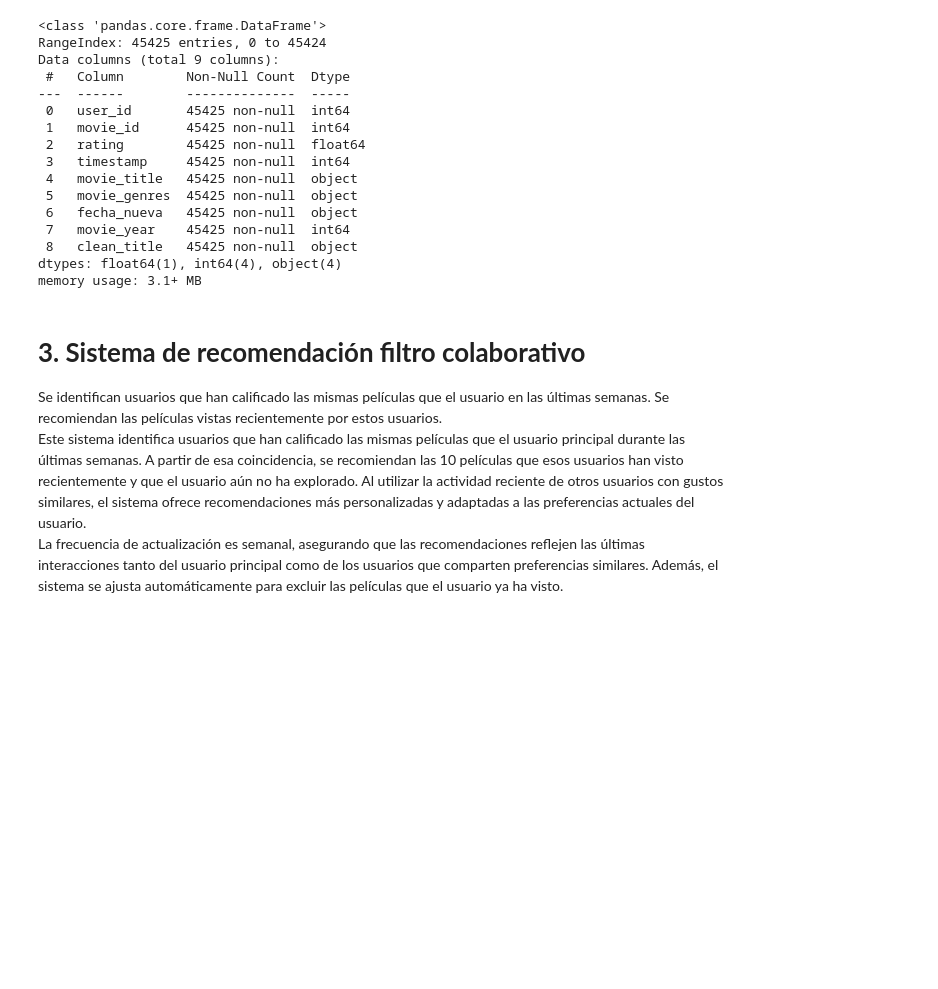
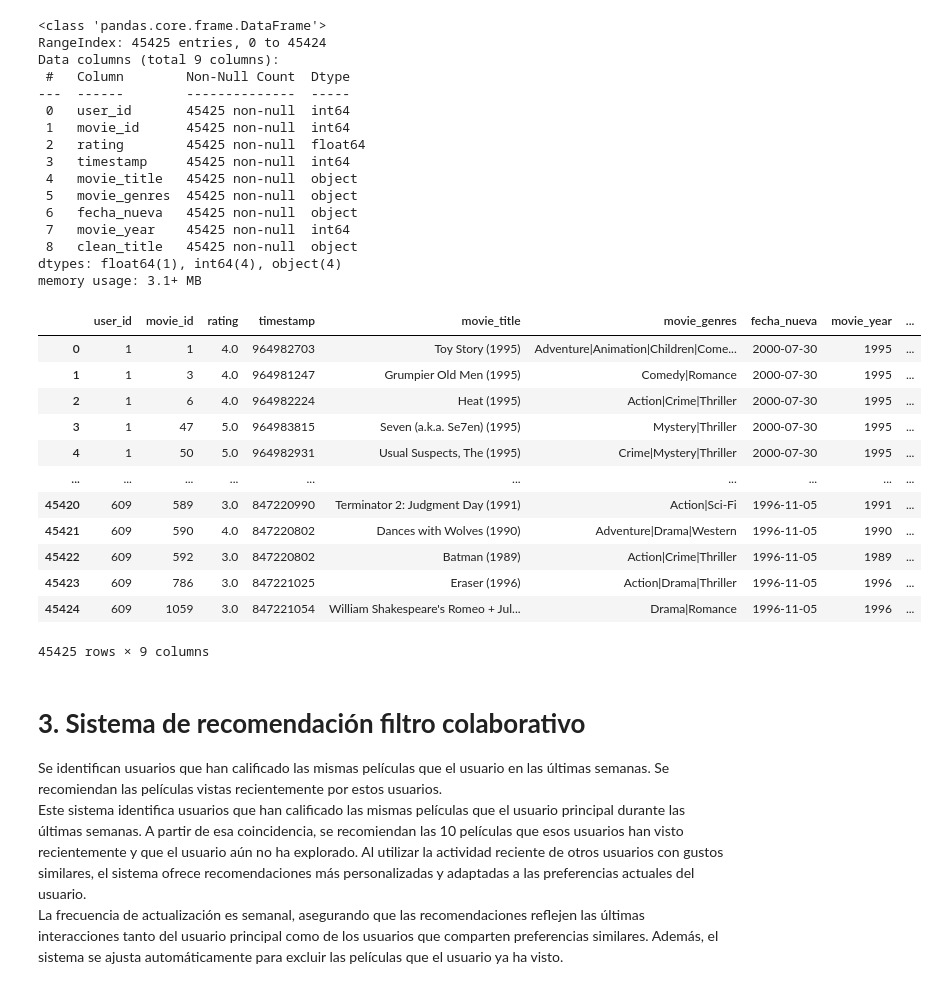
Before and after one commit to LauBetancourt31/Anal-tica-en-Marketing, a Jupyter notebook: 3. Filtros colaborativos.ipynb, the cells around one changed output. Cells and saved outputs as stored; diff of their text form; code cells hidden in the pictures; blank space fills up the shorter version.

```diff
--- a/3. Filtros colaborativos.ipynb
+++ b/3. Filtros colaborativos.ipynb
@@ -48,6 +48,22 @@ Data columns (total 9 columns):
  8   clean_title   45425 non-null  object
 dtypes: float64(1), int64(4), object(4)
 memory usage: 3.1+ MB
+# %%
+df
+# %% [output]
+|  | user_id | movie_id | rating | timestamp | movie_title | movie_genres | fecha_nueva | movie_year | ... |
+| 0 | 1 | 1 | 4.0 | 964982703 | Toy Story (1995) | Adventure|Animation|Children|Come... | 2000-07-30 | 1995 | ... |
+| 1 | 1 | 3 | 4.0 | 964981247 | Grumpier Old Men (1995) | Comedy|Romance | 2000-07-30 | 1995 | ... |
+| 2 | 1 | 6 | 4.0 | 964982224 | Heat (1995) | Action|Crime|Thriller | 2000-07-30 | 1995 | ... |
+| 3 | 1 | 47 | 5.0 | 964983815 | Seven (a.k.a. Se7en) (1995) | Mystery|Thriller | 2000-07-30 | 1995 | ... |
+| 4 | 1 | 50 | 5.0 | 964982931 | Usual Suspects, The (1995) | Crime|Mystery|Thriller | 2000-07-30 | 1995 | ... |
+| ... | ... | ... | ... | ... | ... | ... | ... | ... | ... |
+| 45420 | 609 | 589 | 3.0 | 847220990 | Terminator 2: Judgment Day (1991) | Action|Sci-Fi | 1996-11-05 | 1991 | ... |
+| 45421 | 609 | 590 | 4.0 | 847220802 | Dances with Wolves (1990) | Adventure|Drama|Western | 1996-11-05 | 1990 | ... |
+| 45422 | 609 | 592 | 3.0 | 847220802 | Batman (1989) | Action|Crime|Thriller | 1996-11-05 | 1989 | ... |
+| 45423 | 609 | 786 | 3.0 | 847221025 | Eraser (1996) | Action|Drama|Thriller | 1996-11-05 | 1996 | ... |
+| 45424 | 609 | 1059 | 3.0 | 847221054 | William Shakespeare's Romeo + Jul... | Drama|Romance | 1996-11-05 | 1996 | ... |
+45425 rows × 9 columns
 # %% [markdown]
 # <b>3. Sistema de recomendación filtro colaborativo</b>
 Se identifican usuarios que han calificado las mismas películas que el usuario en las últimas semanas. Se recomiendan las películas vistas recientemente por estos usuarios.<br>
```
Also changed, not shown: parts of 12 cells of this notebook, 1 other file.
